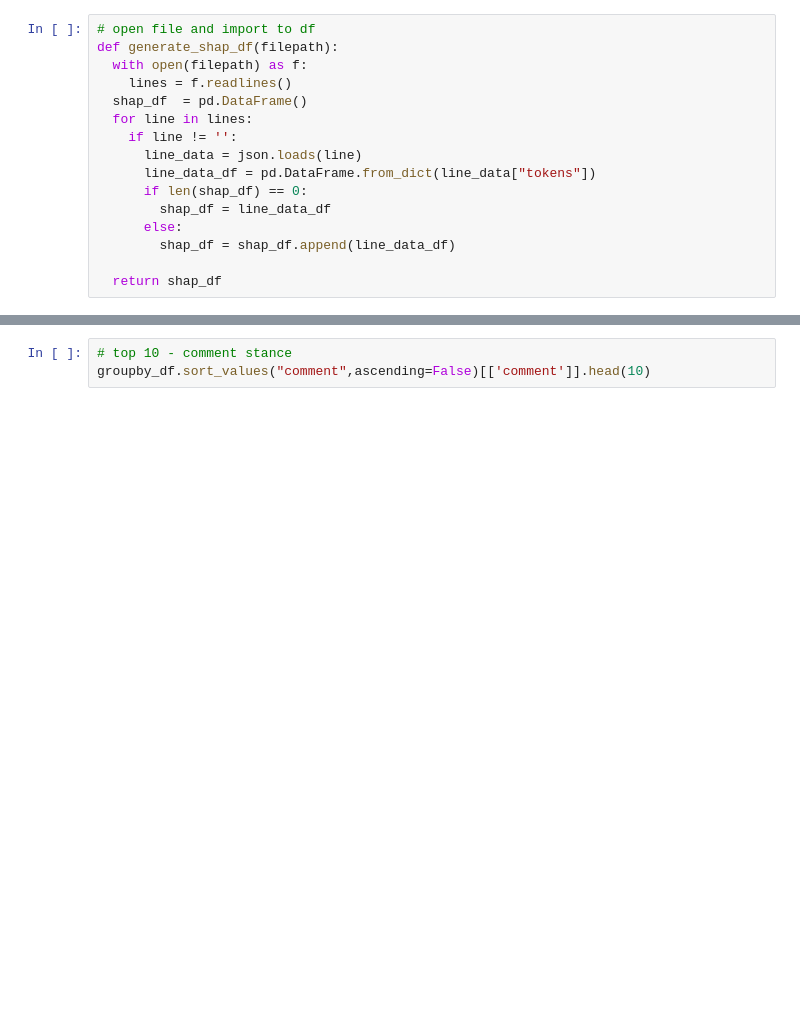
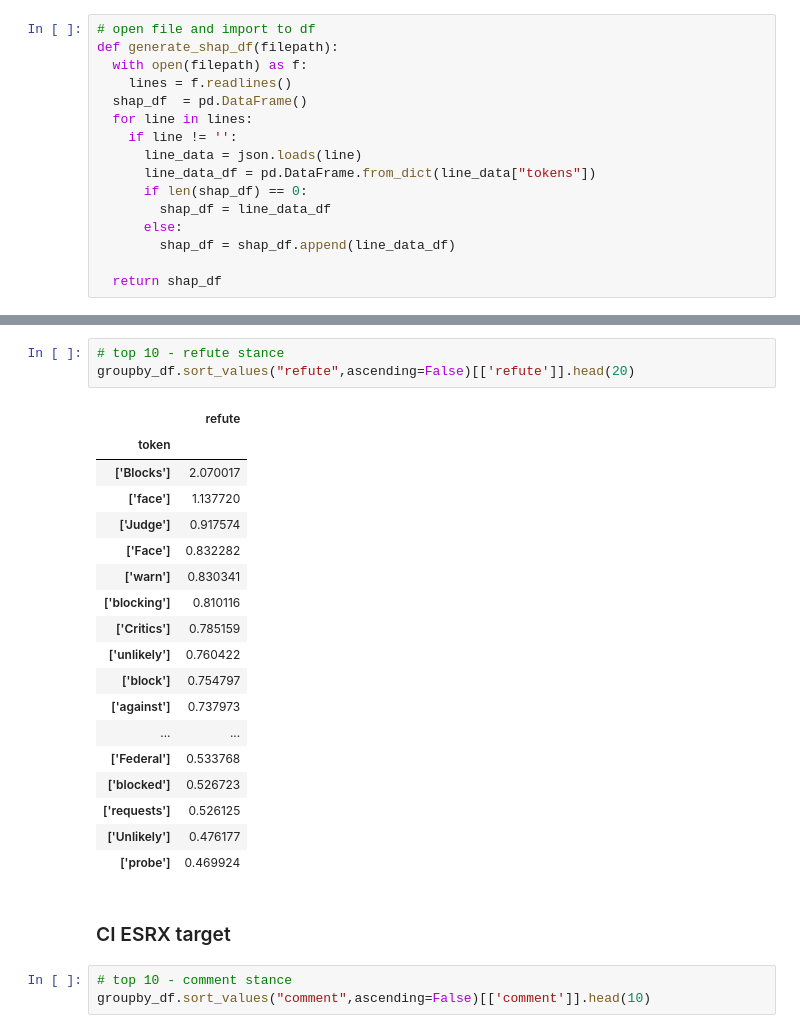
Before and after one commit to mangalm96/explainablenlp-info259, a Jupyter notebook: interpret_shap_analysis.ipynb, the cells around one changed output, grey strips where cells are left out. Saved outputs shown, nothing was run; the diff lists cells and outputs as text; blank space fills up the shorter version.

```diff
--- a/interpret_shap_analysis.ipynb
+++ b/interpret_shap_analysis.ipynb
@@ -274,3 +283,27 @@ groupby_df.sort_values("support",ascending=False)[['comment']].head(10)
+# %%
+# top 10 - refute stance
+groupby_df.sort_values("refute",ascending=False)[['refute']].head(20)
+# %% [output]
+|  | refute |
+| token |  |
+| ['Blocks'] | 2.070017 |
+| ['face'] | 1.137720 |
+| ['Judge'] | 0.917574 |
+| ['Face'] | 0.832282 |
+| ['warn'] | 0.830341 |
+| ['blocking'] | 0.810116 |
+| ['Critics'] | 0.785159 |
+| ['unlikely'] | 0.760422 |
+| ['block'] | 0.754797 |
+| ['against'] | 0.737973 |
+| ... | ... |
+| ['Federal'] | 0.533768 |
+| ['blocked'] | 0.526723 |
+| ['requests'] | 0.526125 |
+| ['Unlikely'] | 0.476177 |
+| ['probe'] | 0.469924 |
+# %% [markdown]
+### CI ESRX target
 # %%
 # top 10 - comment stance
 groupby_df.sort_values("comment",ascending=False)[['comment']].head(10)
```
Also changed, not shown: parts of 3 cells of this notebook.
